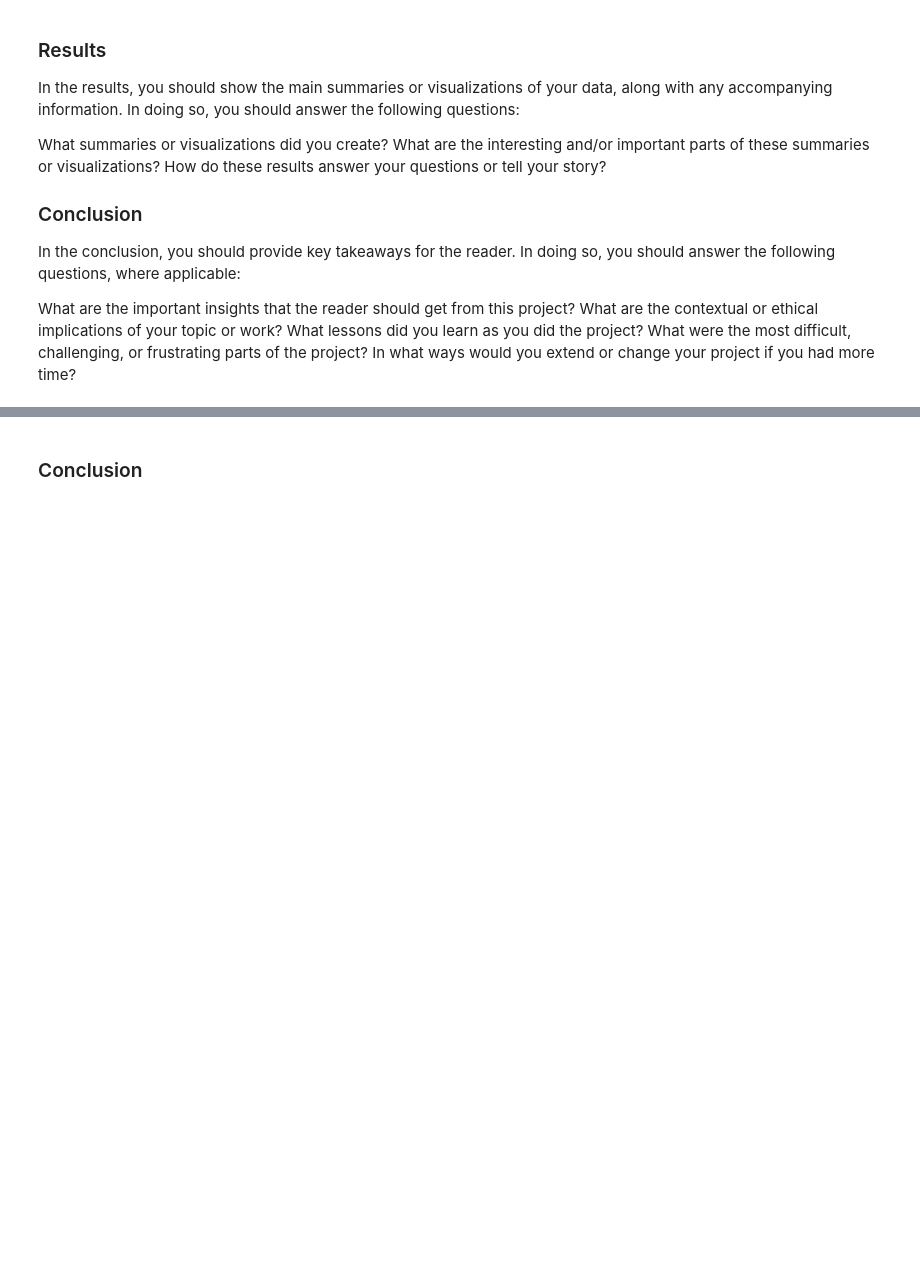
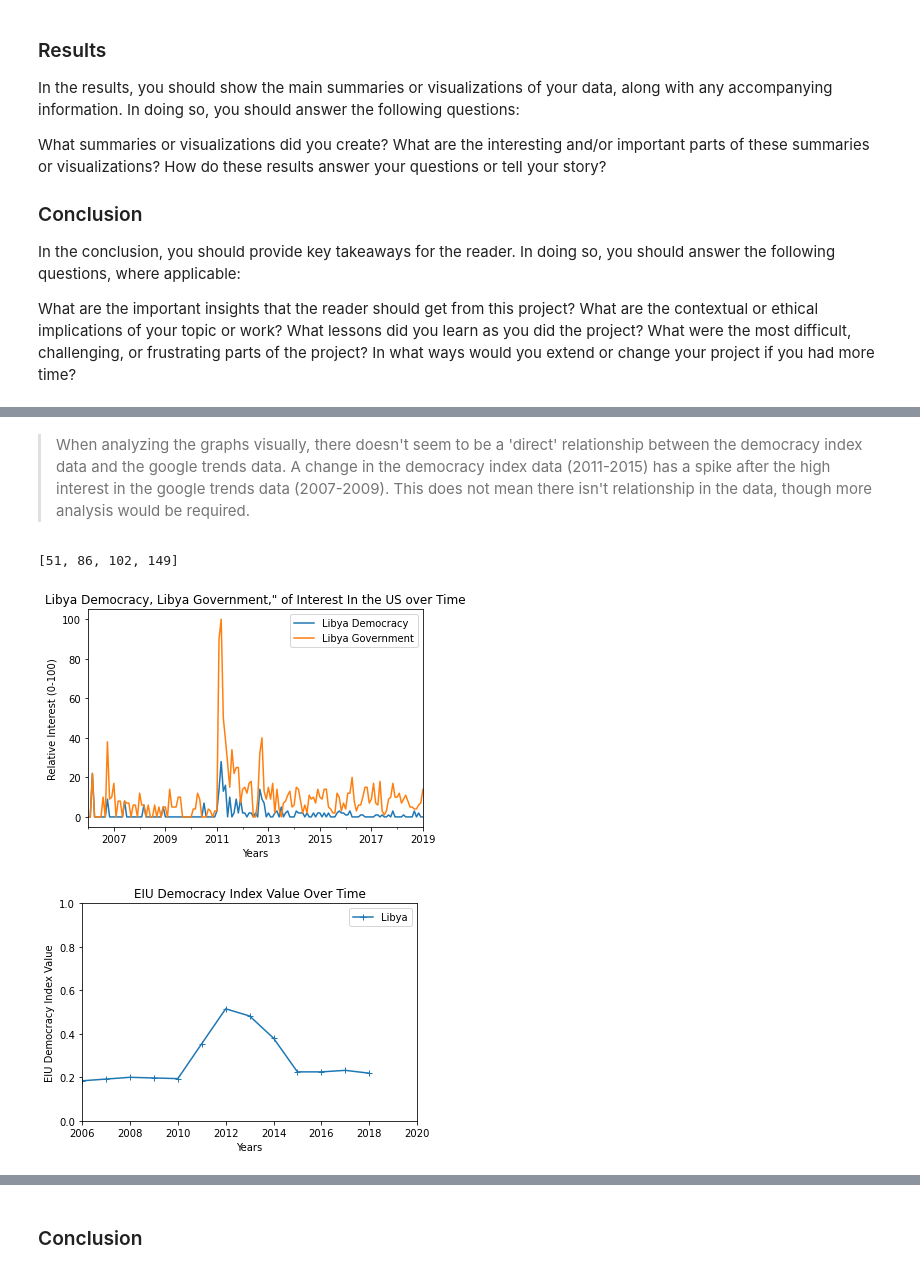
Before and after one commit to olincollege/midterm-project-Erhardt4, a Jupyter notebook: compessay.ipynb, the cells around one changed output, grey strips where cells are left out. Cells and saved outputs as stored; diff of their text form; code cells hidden in the pictures; blank space fills up the shorter version.

```diff
--- a/compessay.ipynb
+++ b/compessay.ipynb
@@ -86,0 +164,16 @@ plot_country.pytrend_analysis(data, country_list, country_list[0], 4)
+# %% [markdown]
+> When analyzing the graphs visually, there doesn't seem to be a 'direct' relationship between the democracy index data and the google trends data. A change in the democracy index data (2011-2015) has a spike after the high interest in the google trends data (2007-2009). This does not mean there isn't relationship in the data, though more analysis would be required.
+# %%
+# Plotting pytrend data
+kw_list_libya_terms = ["Libya Democracy", "Libya Government"]
+libya_data_terms = plot_country.country_data_pytrend(kw_list_libya_terms)
+plot_country.make_plots(libya_data_terms, kw_list_libya_terms)
+
+# Plotting EIU data
+threshold_list = gapminder_data_manipulation.get_greatest_variance_countries(0.09)
+gapminder_data_manipulation.plot_chosen_countries([threshold_list[1]])
+print(threshold_list)
+# %% [output]
+[51, 86, 102, 149]
+[figure, added]
+[figure, added]
```
Also changed, not shown: parts of 26 cells of this notebook, 2 other files.
